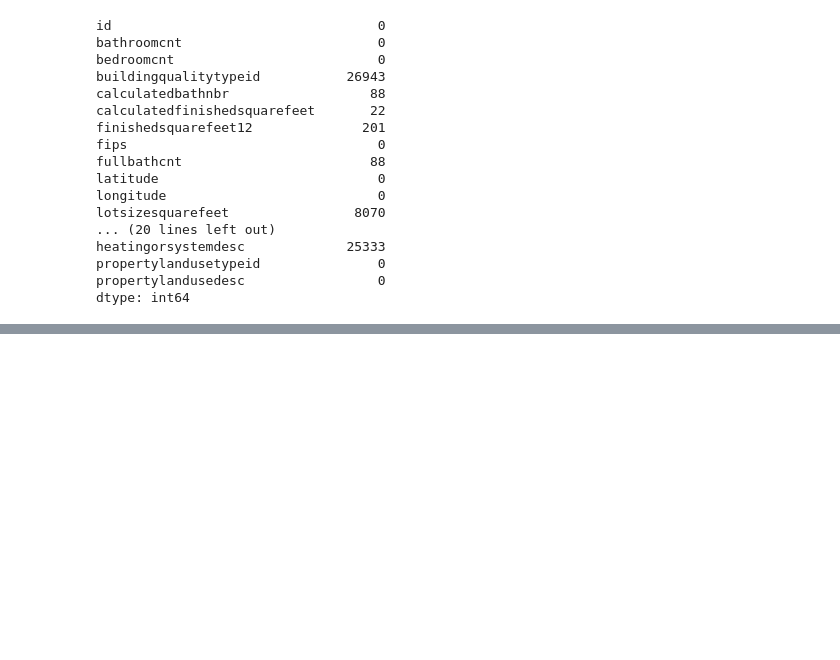
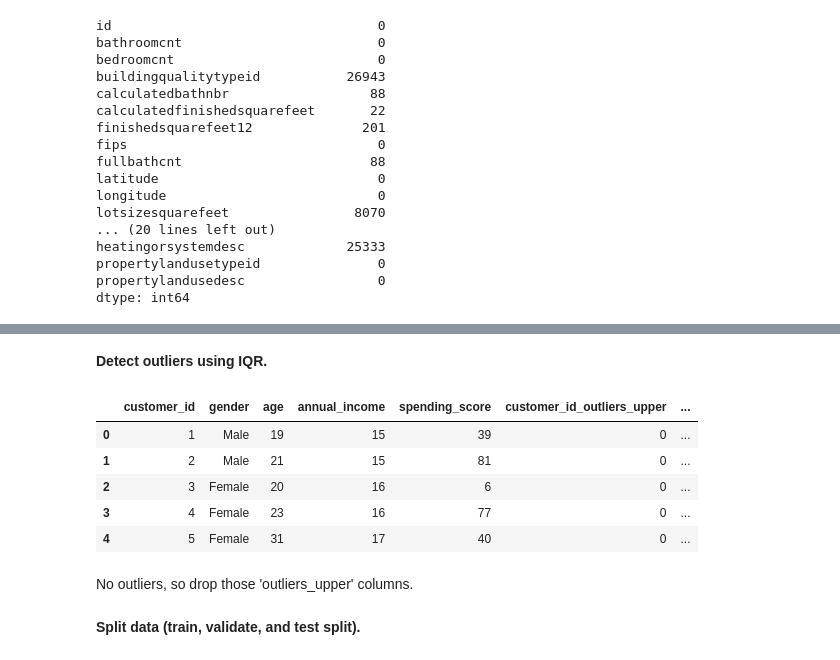
Before and after one commit to johnathon-smith/clustering-exercises, a Jupyter notebook: zillow.ipynb, the cells around one changed output, grey strips where cells are left out. Drawn from its saved outputs; the diff is of its cells as text; code cells hidden in the pictures; blank space fills up the shorter version.

```diff
--- a/zillow.ipynb
+++ b/zillow.ipynb
@@ -321,0 +385,26 @@ memory usage: 16.6+ MB
+# %% [markdown]
+__Detect outliers using IQR.__
+# %%
+def get_upper_outliers(s, k=1.5):
+    q1, q3 = s.quantile([.25, 0.75])
+    iqr = q3 - q1
+    upper_bound = q3 + k * iqr
+    return s.apply(lambda x: max([x - upper_bound, 0]))
+# %%
+def add_upper_outlier_columns(df, k=1.5):
+    for col in df.select_dtypes('number'):
+        df[col + '_outliers_upper'] = get_upper_outliers(df[col], k)
+    return df
+# %%
+customers = add_upper_outlier_columns(customers)
+# %%
+customers.head()
+# %% [output]
+|  | customer_id | gender | age | annual_income | spending_score | customer_id_outliers_upper | ... |
+| 0 | 1 | Male | 19 | 15 | 39 | 0 | ... |
+| 1 | 2 | Male | 21 | 15 | 81 | 0 | ... |
+| 2 | 3 | Female | 20 | 16 | 6 | 0 | ... |
+| 3 | 4 | Female | 23 | 16 | 77 | 0 | ... |
+| 4 | 5 | Female | 31 | 17 | 40 | 0 | ... |
+# %% [markdown]
+No outliers, so drop those 'outliers_upper' columns.
@@ -321,0 +413,2 @@ memory usage: 16.6+ MB
+# %% [markdown]
+__Split data (train, validate, and test split).__
```
Also changed, not shown: parts of 32 cells of this notebook, 1 other file.
